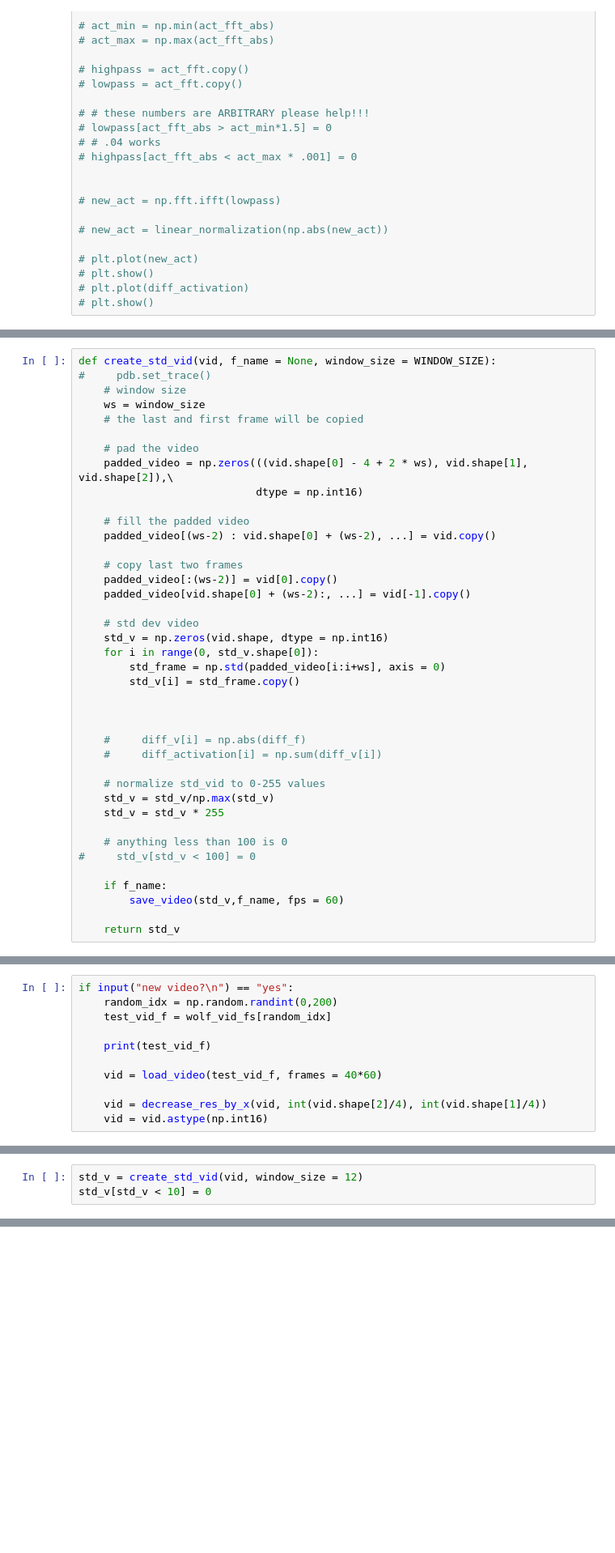
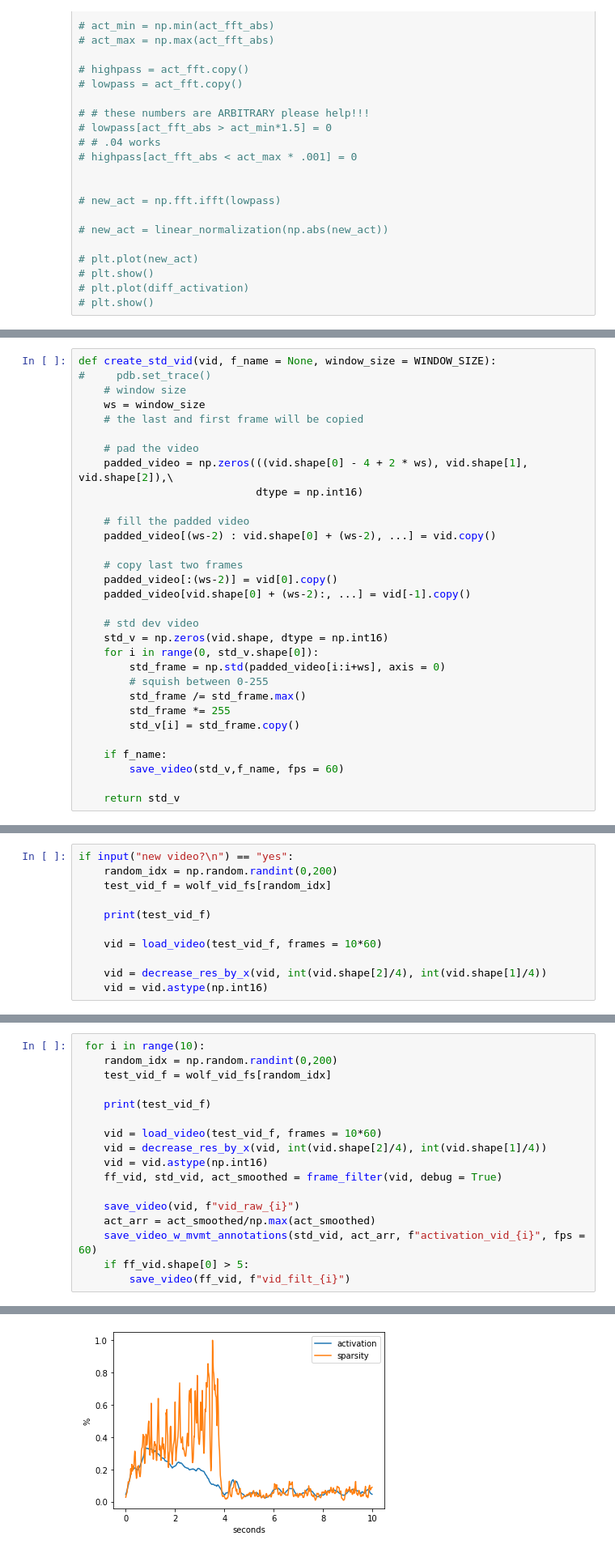
Before and after one commit to awheelis/red_wolf_detection, a Jupyter notebook: backend/algo_dev/frame_filter.ipynb, the cells around one changed output, grey strips where cells are left out. Shown at 81% size. Saved outputs shown, nothing was run; the diff lists cells and outputs as text; blank space fills up the shorter version.

Commit message:
added frame filter

```diff
--- a/backend/algo_dev/frame_filter.ipynb
+++ b/backend/algo_dev/frame_filter.ipynb
@@ -170,19 +113,10 @@ def create_std_vid(vid, f_name = None, window_size = WINDOW_SIZE):
     std_v = np.zeros(vid.shape, dtype = np.int16)
     for i in range(0, std_v.shape[0]):
         std_frame = np.std(padded_video[i:i+ws], axis = 0)
+        # squish between 0-255
+        std_frame /= std_frame.max()
+        std_frame *= 255
         std_v[i] = std_frame.copy()
-
-
-
-    #     diff_v[i] = np.abs(diff_f)
-    #     diff_activation[i] = np.sum(diff_v[i])
-
-    # normalize std_vid to 0-255 values
-    std_v = std_v/np.max(std_v)
-    std_v = std_v * 255
-
-    # anything less than 100 is 0
-#     std_v[std_v < 100] = 0
 
     if f_name:
         save_video(std_v,f_name, fps = 60)
@@ -244,7 +179,7 @@ if input("new video?\n") == "yes":
 
     print(test_vid_f)
 
-    vid = load_video(test_vid_f, frames = 40*60)
+    vid = load_video(test_vid_f, frames = 10*60)
 
     vid = decrease_res_by_x(vid, int(vid.shape[2]/4), int(vid.shape[1]/4))
     vid = vid.astype(np.int16)
@@ -254,3 +189,0 @@ new video?
-# %%
-std_v = create_std_vid(vid, window_size = 12)
-std_v[std_v < 10] = 0
@@ -268,0 +236,18 @@ activation_arr, sparsity_arr = get_activation_in_frames(std_v)
+# %%
+ for i in range(10):
+    random_idx = np.random.randint(0,200)
+    test_vid_f = wolf_vid_fs[random_idx]
+
+    print(test_vid_f)
+
+    vid = load_video(test_vid_f, frames = 10*60)
+    vid = decrease_res_by_x(vid, int(vid.shape[2]/4), int(vid.shape[1]/4))
+    vid = vid.astype(np.int16)
+    ff_vid, std_vid, act_smoothed = frame_filter(vid, debug = True)
+
+    save_video(vid, f"vid_raw_{i}")
+    act_arr = act_smoothed/np.max(act_smoothed)
+    save_video_w_mvmt_annotations(std_vid, act_arr, f"activation_vid_{i}", fps = 60)
+    if ff_vid.shape[0] > 5:
+        save_video(ff_vid, f"vid_filt_{i}")
+# %% [output]
@@ -268,0 +255 @@ activation_arr, sparsity_arr = get_activation_in_frames(std_v)
+[figure, added]
```
Also changed, not shown: parts of 26 cells of this notebook.
